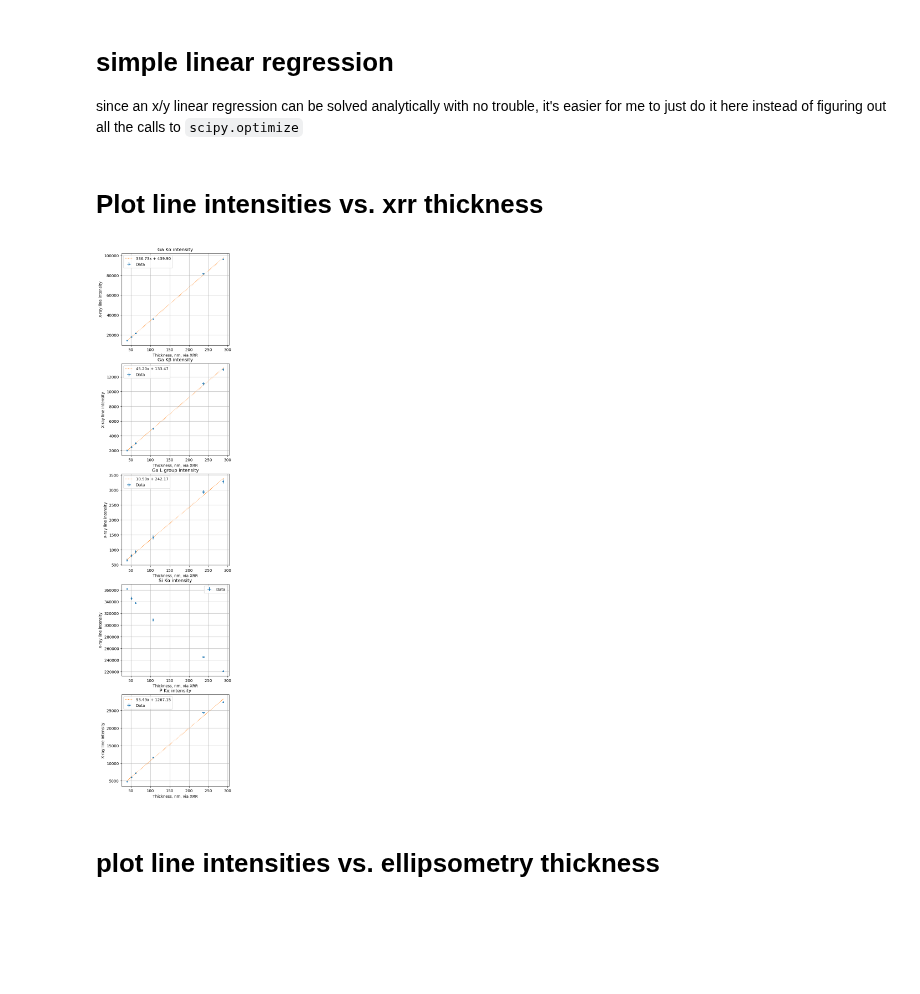
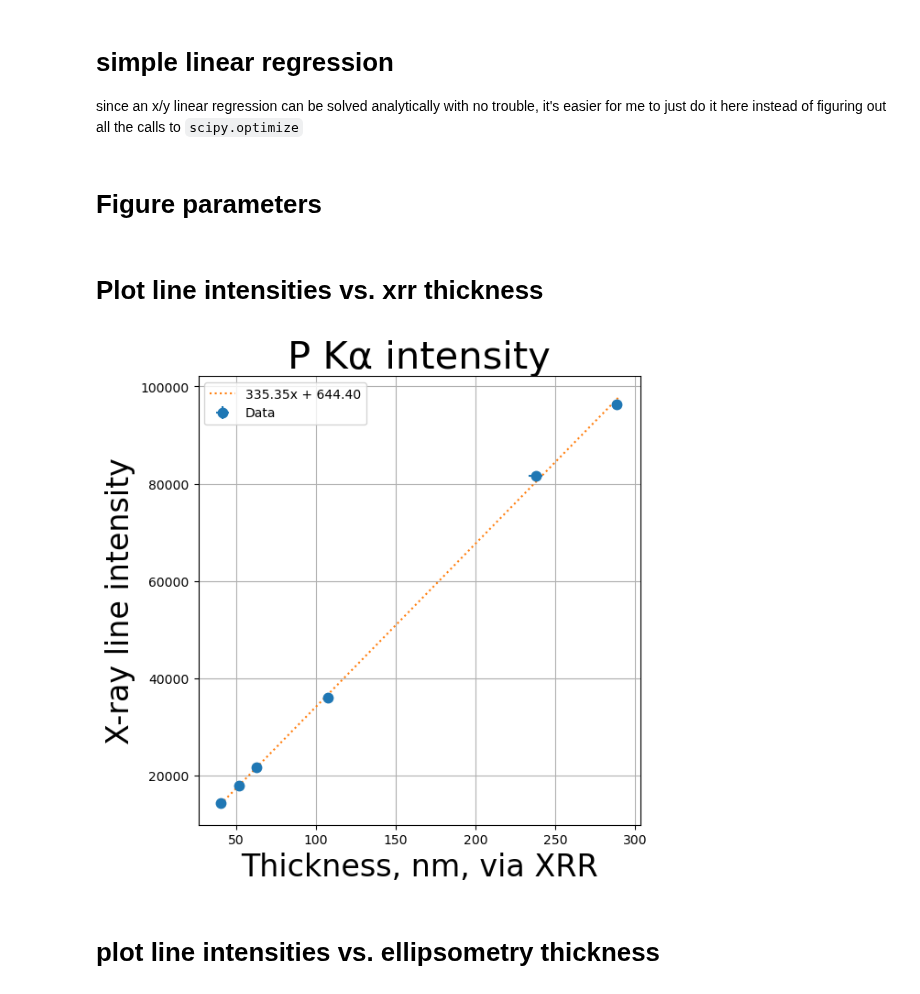
Before and after one commit to ELFREELAND/xrf-thickness-studies, a Jupyter notebook: maps/all_samples_plotter.ipynb, the cells around one changed output. Saved outputs shown, nothing was run; the diff lists cells and outputs as text; code cells hidden in the pictures; blank space fills up the shorter version.

```diff
--- a/maps/all_samples_plotter.ipynb
+++ b/maps/all_samples_plotter.ipynb
@@ -26,59 +26,48 @@ def simpleLinReg(x, y):
     intercept = y_mean - slope*x_mean
 
     return slope, intercept
+# %% [markdown]
+# Figure parameters
+# %%
+ms = 15 #marker size
+title_font = {"fontsize": 30}
+legend_font_size = 30
+axes_font = {"fontsize": 24}
 # %% [markdown]
 # Plot line intensities vs. xrr thickness
 # %%
-f, axs = plt.subplots(nrows=5, ncols=1, figsize=(5, 25))
+id = 0
+#0 for Ga ka
+#1 for Ga kb
+#2 for Ga L
+#3 for Si ka
+#4 for P Ka
 
-ms = 5 #marker size
+f, ax = plt.subplots(figsize=(6, 6), layout="constrained")
 
-axs[0].errorbar(all_data[0:, 1][mask], all_data[0:, 5][mask], xerr=all_data[0:, 2][mask], yerr = all_data[0:, 10][mask],
+ax.errorbar(all_data[0:, 1][mask], all_data[0:, 5+id][mask], xerr=all_data[0:, 2][mask], yerr = all_data[0:, 10+id][mask],
             linestyle="None", marker=".", markersize=ms, label = "Data")
 
-axs[1].errorbar(all_data[0:, 1][mask], all_data[0:, 6][mask], xerr=all_data[0:, 2][mask], yerr = all_data[0:, 11][mask],
-            linestyle="None", marker=".", markersize=ms, label = "Data")
+fit_ga_ka = simpleLinReg(all_data[0:,1][mask], all_data[0:,5+id][mask])
 
-axs[2].errorbar(all_data[0:, 1][mask], all_data[0:, 7][mask], xerr=all_data[0:, 2][mask], yerr = all_data[0:, 12][mask],
-            linestyle="None", marker=".", markersize=ms, label = "Data")
-
-axs[3].errorbar(all_data[0:, 1][mask], all_data[0:, 8][mask], xerr=all_data[0:, 2][mask], yerr = all_data[0:, 13][mask],
-            linestyle="None", marker=".", markersize=ms, label = "Data")
-#axs[3].set_yscale("log")
-
-axs[4].errorbar(all_data[0:, 1][mask], all_data[0:, 9][mask], xerr=all_data[0:, 2][mask], yerr = all_data[0:, 14][mask],
-            linestyle="None", marker=".", markersize=ms, label = "Data")
-
-fit_ga_ka = simpleLinReg(all_data[0:,3][mask], all_data[0:,5][mask])
-fit_ga_kb = simpleLinReg(all_data[0:,3][mask], all_data[0:,6][mask])
-fit_ga_l  = simpleLinReg(all_data[0:,3][mask], all_data[0:,7][mask])
-fit_p_ka  = simpleLinReg(all_data[0:,3][mask], all_data[0:,9][mask])
-
-axs[0].plot(np.linspace(40, 290), np.linspace(40, 290)*fit_ga_ka[0] + fit_ga_ka[1], ":",
+ax.plot(np.linspace(40, 290), np.linspace(40, 290)*fit_ga_ka[0] + fit_ga_ka[1], ":",
             label="{0[0]:.2f}x + {0[1]:.2f}".format(fit_ga_ka))
-axs[1].plot(np.linspace(40, 290), np.linspace(40, 290)*fit_ga_kb[0] + fit_ga_kb[1], ":",
-           label="{0[0]:.2f}x + {0[1]:.2f}".format(fit_ga_kb))
-axs[2].plot(np.linspace(40, 290), np.linspace(40, 290)*fit_ga_l[0] + fit_ga_l[1], ":",
-           label="{0[0]:.2f}x + {0[1]:.2f}".format(fit_ga_l))
-axs[4].plot(np.linspace(40, 290), np.linspace(40, 290)*fit_p_ka[0] + fit_p_ka[1], ":",
-           label="{0[0]:.2f}x + {0[1]:.2f}".format(fit_p_ka))
 
 titles = ["Ga K\u03b1 intensity",
           "Ga K\u03b2 intensity",
           "Ga L group intensity",
           "Si K\u03b1 intensity",
           "P K\u03b1 intensity"]
 
-for i in range(0, axs.size):
-    axs[i].grid(True)
-    axs[i].set_xlabel("Thickness, nm, via XRR")
-    axs[i].set_ylabel("X-ray line intensity")
-    axs[i].set_title(titles[i])
-    axs[i].legend()
+ax.grid(True)
+ax.set_xlabel("Thickness, nm, via XRR", fontdict=axes_font)
+ax.set_ylabel("X-ray line intensity", fontdict=axes_font)
+ax.set_title(titles[i], fontdict=title_font)
+ax.legend()
 
-plt.show()
+plt.savefig("xrr_thickness_graph.png")
 # %% [output]
-[figure, old version]
+[figure, new version]
 # %% [markdown]
 # plot line intensities vs. ellipsometry thickness
 # %%
```
Also changed, not shown: parts of 2 cells of this notebook, 3 other files.
